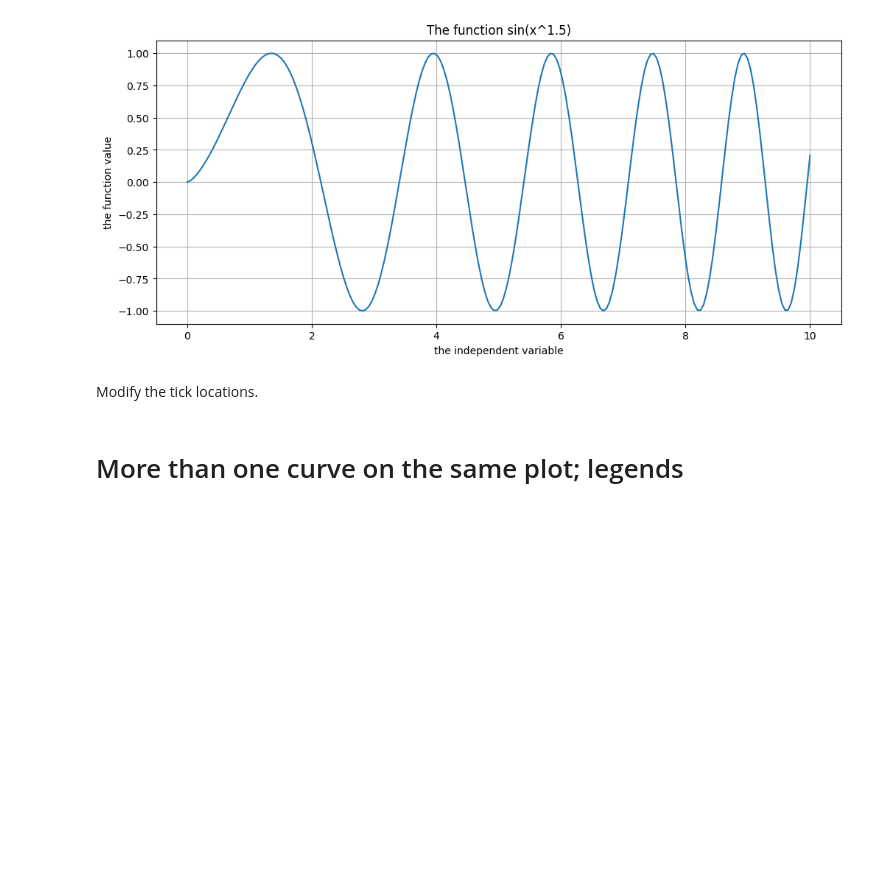
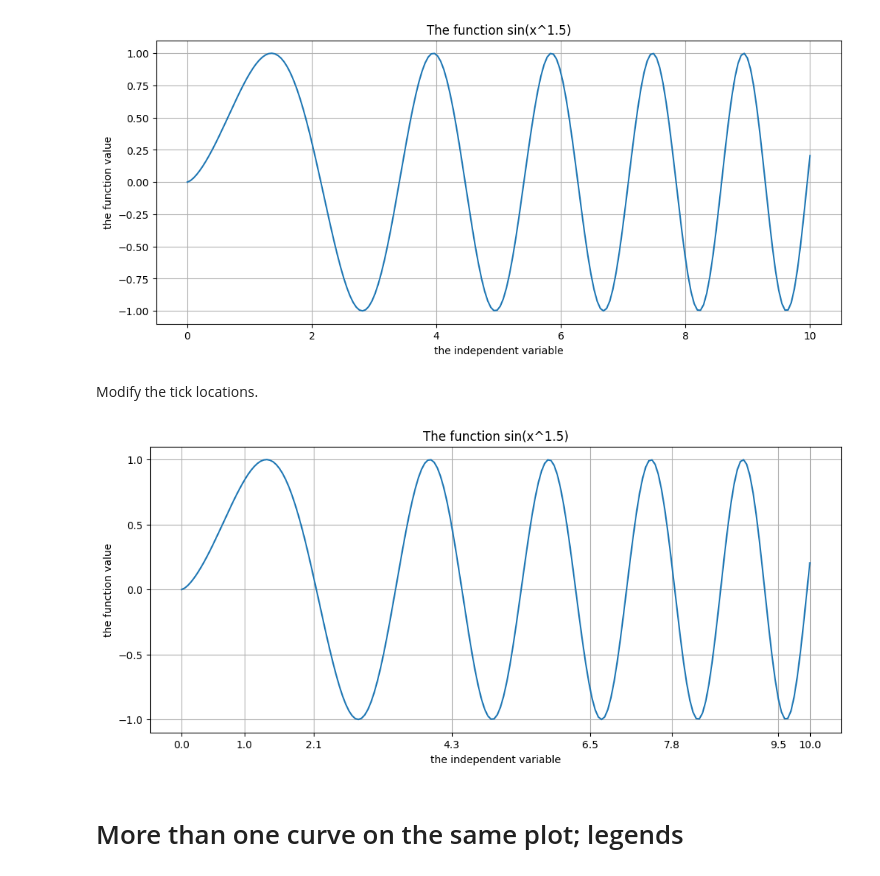
Before and after one commit to mkozturk/AI111, a Jupyter notebook: Lec 12 - matplotlib 1 - Line plots, elements of a plot.ipynb, the cells around one changed output. Saved outputs shown, nothing was run; the diff lists cells and outputs as text; code cells hidden in the pictures; blank space fills up the shorter version.

```diff
--- a/Lec 12 - matplotlib 1 - Line plots, elements of a plot.ipynb
+++ b/Lec 12 - matplotlib 1 - Line plots, elements of a plot.ipynb
@@ -59,14 +59,16 @@ Modify the tick locations.
 # %%
 plt.figure(figsize=(12,5))
 plt.xlabel("the independent variable")
 plt.ylabel("the function value")
 plt.title("The function sin(x^1.5)")
 plt.grid(True)
 
-plt.xticks([0,1,2.1, 4.3, 6.5, 7.8, 9.5, 10])
-plt.yticks(pl.linspace(-1,1,5))
+plt.xticks([0, 1, 2.1, 4.3, 6.5, 7.8, 9.5, 10])
+plt.yticks(np.linspace(-1,1,5))
 
 plt.plot(x,y);
+# %% [output]
+[figure, added]
 # %% [markdown]
 # More than one curve on the same plot; legends
 # %%
```
Also changed, not shown: parts of 13 cells of this notebook, 3 other files.
